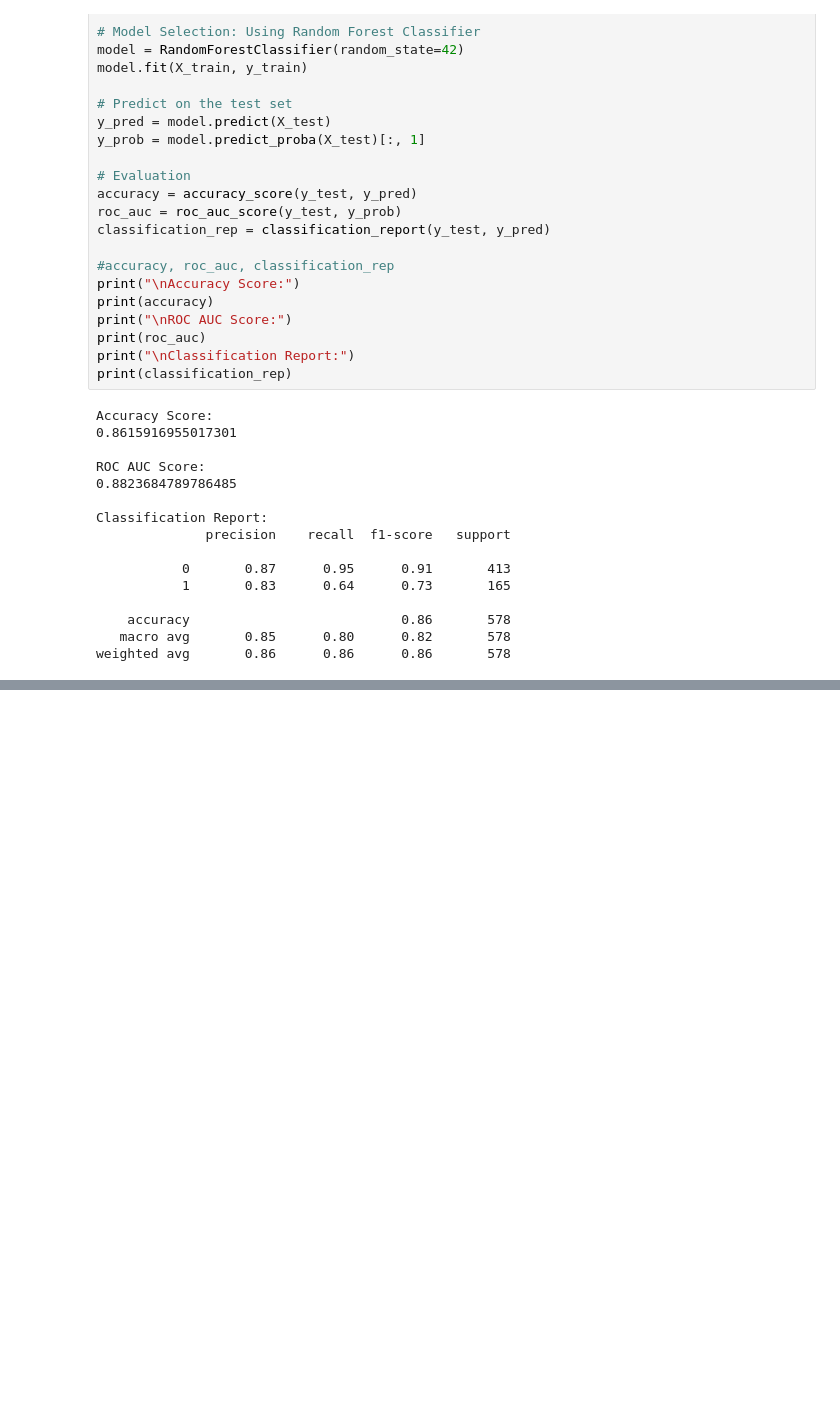
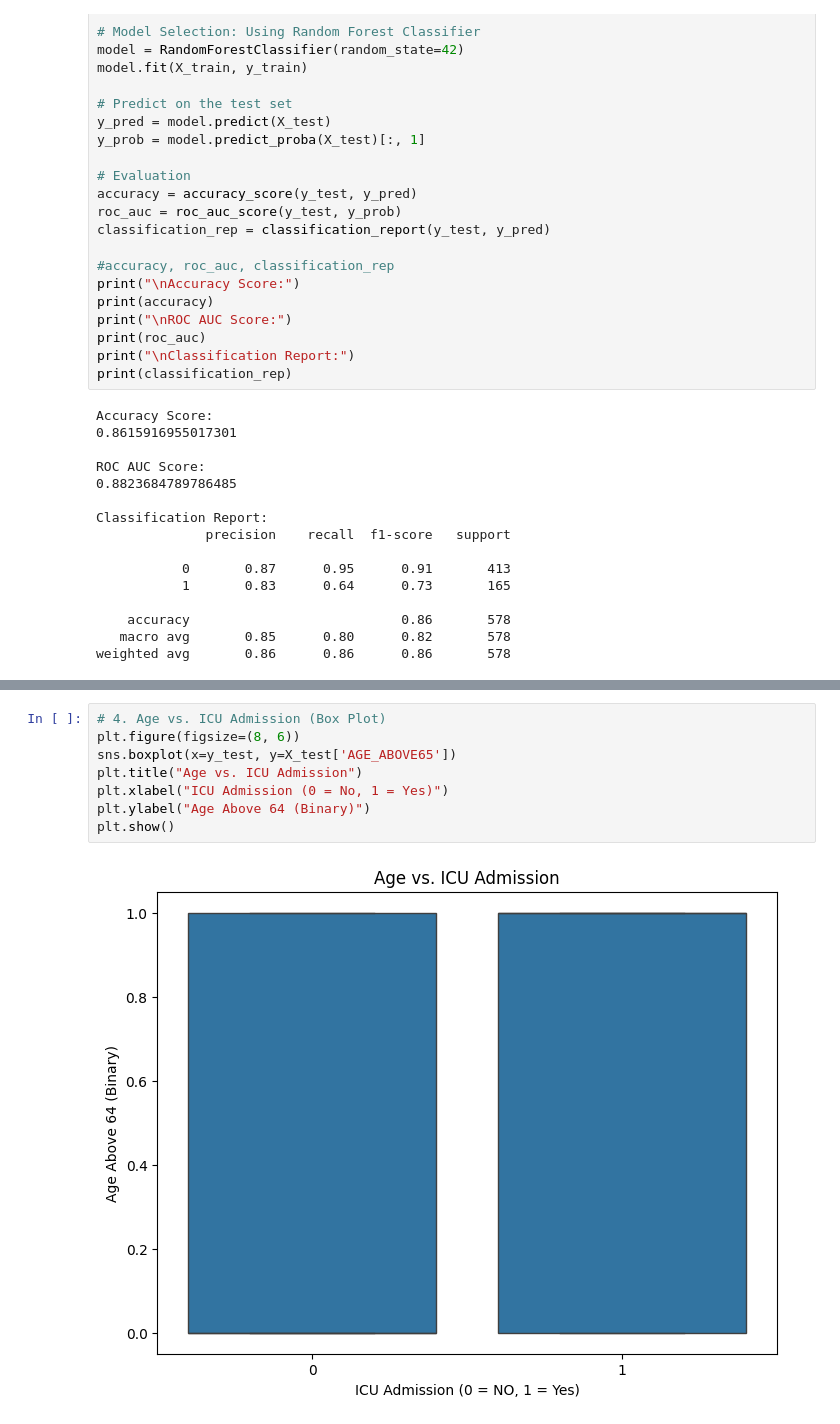
Before and after one commit to JenniferLA/Capstone_Covid, a Jupyter notebook: Capstone.ipynb, the cells around one changed output, grey strips where cells are left out. Saved outputs shown, nothing was run; the diff lists cells and outputs as text; blank space fills up the shorter version.

```diff
--- a/Capstone.ipynb
+++ b/Capstone.ipynb
@@ -167,0 +213,10 @@ weighted avg       0.86      0.86      0.86       578
+# %%
+# 4. Age vs. ICU Admission (Box Plot)
+plt.figure(figsize=(8, 6))
+sns.boxplot(x=y_test, y=X_test['AGE_ABOVE65'])
+plt.title("Age vs. ICU Admission")
+plt.xlabel("ICU Admission (0 = No, 1 = Yes)")
+plt.ylabel("Age Above 64 (Binary)")
+plt.show()
+# %% [output]
+[figure, added]
```
Also changed, not shown: parts of 7 cells of this notebook.
